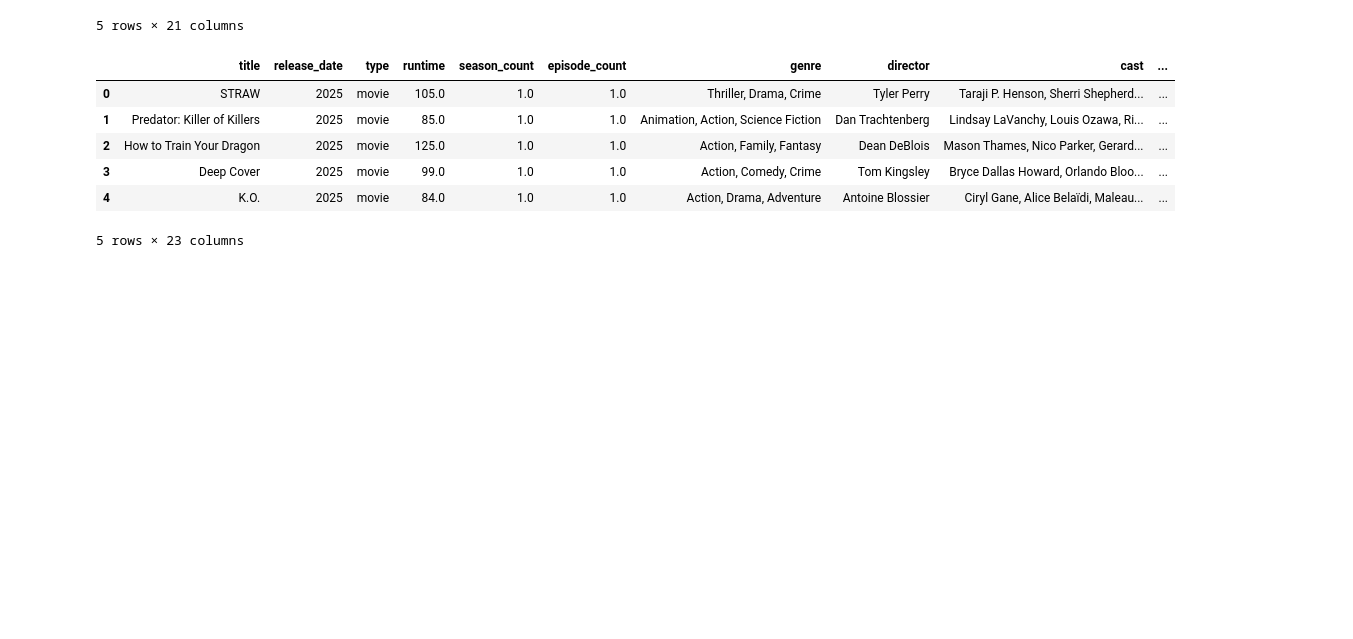
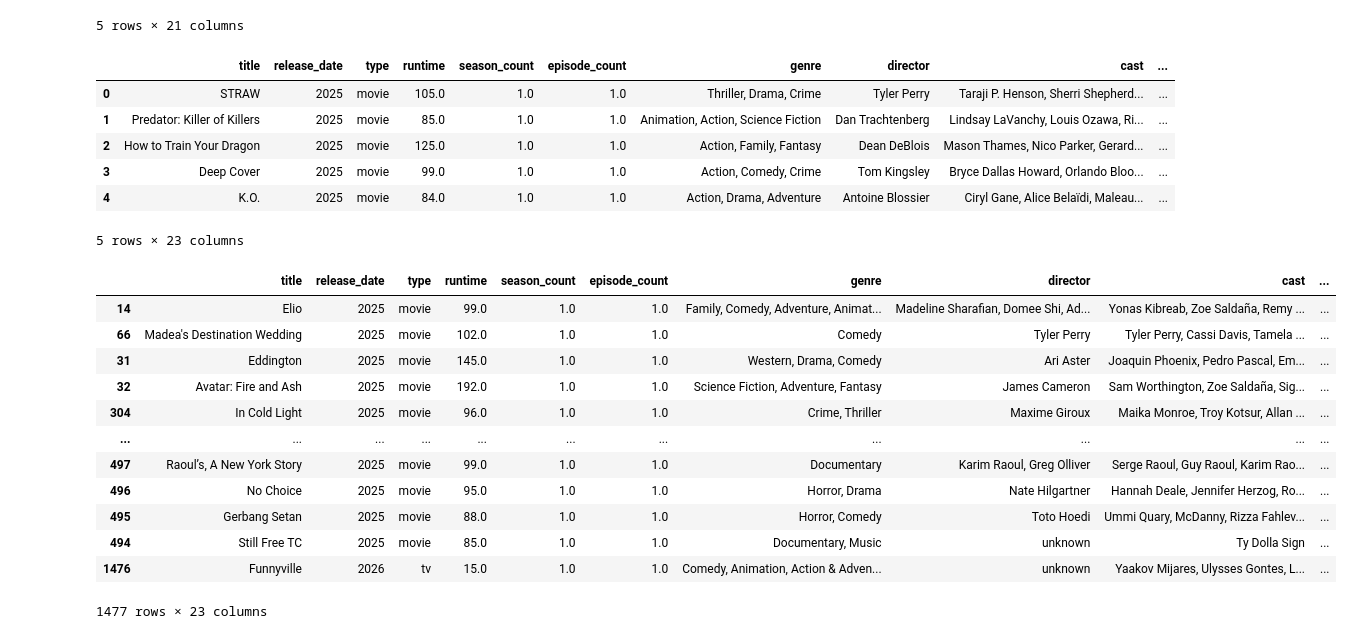
Before and after one commit to bini0126/weekend_ai, a Jupyter notebook: project_1/5_1. 점수메기기.ipynb, the cells around one changed output. Saved outputs shown, nothing was run; the diff lists cells and outputs as text; code cells hidden in the pictures; blank space fills up the shorter version.

```diff
--- a/project_1/5_1. 점수메기기.ipynb
+++ b/project_1/5_1. 점수메기기.ipynb
@@ -862,3 +790,19 @@ x_test.head()
 | 3 | Deep Cover | 2025 | movie | 99.0 | 1.0 | 1.0 | Action, Comedy, Crime | Tom Kingsley | Bryce Dallas Howard, Orlando Bloo... | ... |
 | 4 | K.O. | 2025 | movie | 84.0 | 1.0 | 1.0 | Action, Drama, Adventure | Antoine Blossier | Ciryl Gane, Alice Belaïdi, Maleau... | ... |
 5 rows × 23 columns
+# %%
+x_test.sort_values(by='cast_award_score', ascending=False)
+# %% [output]
+|  | title | release_date | type | runtime | season_count | episode_count | genre | director | cast | ... |
+| 14 | Elio | 2025 | movie | 99.0 | 1.0 | 1.0 | Family, Comedy, Adventure, Animat... | Madeline Sharafian, Domee Shi, Ad... | Yonas Kibreab, Zoe Saldaña, Remy ... | ... |
+| 66 | Madea's Destination Wedding | 2025 | movie | 102.0 | 1.0 | 1.0 | Comedy | Tyler Perry | Tyler Perry, Cassi Davis, Tamela ... | ... |
+| 31 | Eddington | 2025 | movie | 145.0 | 1.0 | 1.0 | Western, Drama, Comedy | Ari Aster | Joaquin Phoenix, Pedro Pascal, Em... | ... |
+| 32 | Avatar: Fire and Ash | 2025 | movie | 192.0 | 1.0 | 1.0 | Science Fiction, Adventure, Fantasy | James Cameron | Sam Worthington, Zoe Saldaña, Sig... | ... |
+| 304 | In Cold Light | 2025 | movie | 96.0 | 1.0 | 1.0 | Crime, Thriller | Maxime Giroux | Maika Monroe, Troy Kotsur, Allan ... | ... |
+| ... | ... | ... | ... | ... | ... | ... | ... | ... | ... | ... |
+| 497 | Raoul’s, A New York Story | 2025 | movie | 99.0 | 1.0 | 1.0 | Documentary | Karim Raoul, Greg Olliver | Serge Raoul, Guy Raoul, Karim Rao... | ... |
+| 496 | No Choice | 2025 | movie | 95.0 | 1.0 | 1.0 | Horror, Drama | Nate Hilgartner | Hannah Deale, Jennifer Herzog, Ro... | ... |
+| 495 | Gerbang Setan | 2025 | movie | 88.0 | 1.0 | 1.0 | Horror, Comedy | Toto Hoedi | Ummi Quary, McDanny, Rizza Fahlev... | ... |
+| 494 | Still Free TC | 2025 | movie | 85.0 | 1.0 | 1.0 | Documentary, Music | unknown | Ty Dolla Sign | ... |
+| 1476 | Funnyville | 2026 | tv | 15.0 | 1.0 | 1.0 | Comedy, Animation, Action & Adven... | unknown | Yaakov Mijares, Ulysses Gontes, L... | ... |
+1477 rows × 23 columns
```
Also changed, not shown: parts of 8 cells of this notebook, 6 other files.
